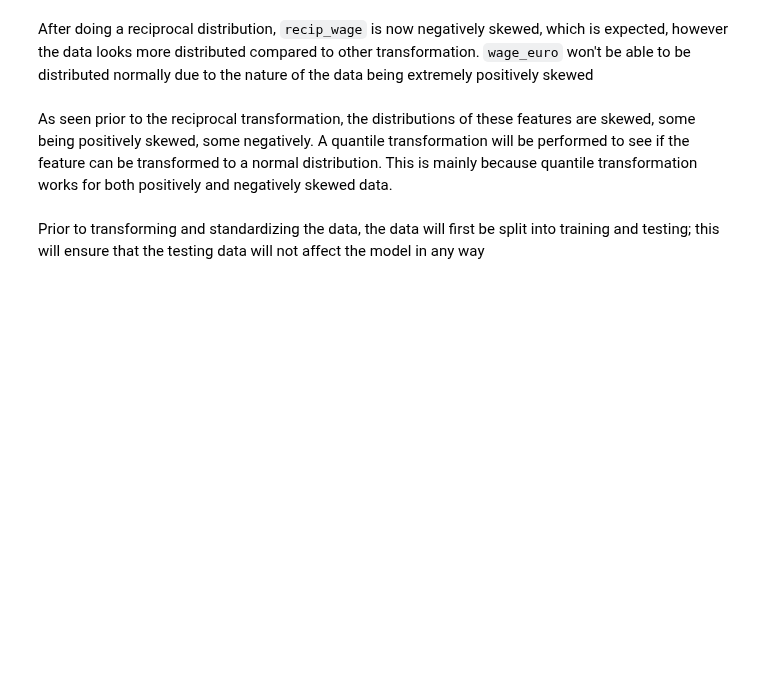
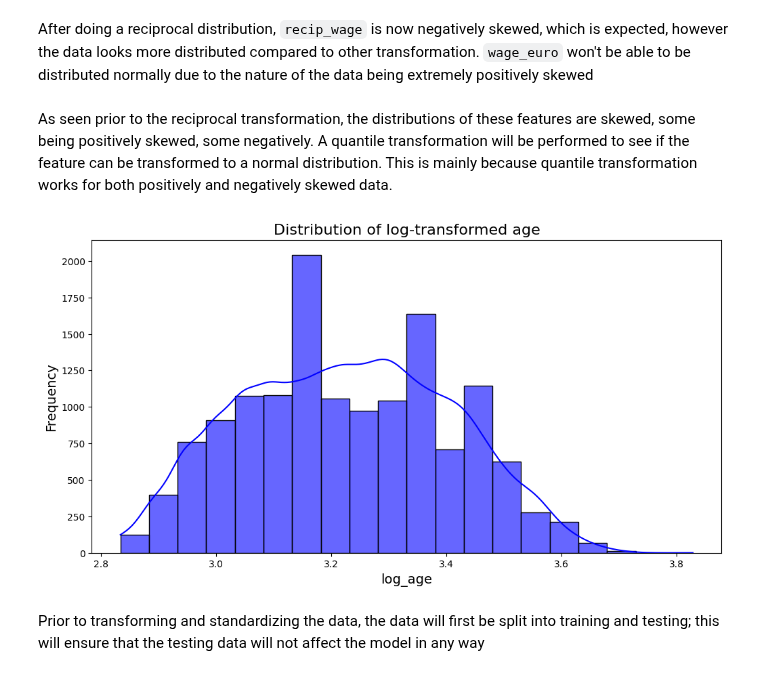
Before and after one commit to bewba/STINTSY-MP, a Jupyter notebook: STINSTY.ipynb, the cells around one changed output. Cells and saved outputs as stored; diff of their text form; code cells hidden in the pictures; blank space fills up the shorter version.

Commit message:
change to log transform and square

```diff
--- a/STINSTY.ipynb
+++ b/STINSTY.ipynb
@@ -612,0 +606,21 @@ def quantileTranform(_df, col):
+# %%
+def logTranform(df, col):
+    strg = f"log_{col}"
+    log = np.log(df[[col]])
+    return log
+# %%
+strg = "log_age"
+X_train[strg] = logTranform(X_train, "age")
+X_test[strg] = logTranform(X_train, "age")
+# %%
+# Create a figure for the distribution plots
+plt.figure(figsize=(12, 6))
+
+# Plot the histogram and KDE for log_wage_euro
+sns.histplot(X_train['log_age'], kde=True, bins=20, color="blue", alpha=0.6)
+plt.title("Distribution of log-transformed age", fontsize=16)
+plt.xlabel("log_age", fontsize=14)
+plt.ylabel("Frequency", fontsize=14)
+plt.show()
+# %% [output]
+[figure, added]
```
Also changed, not shown: parts of 8 cells of this notebook.
